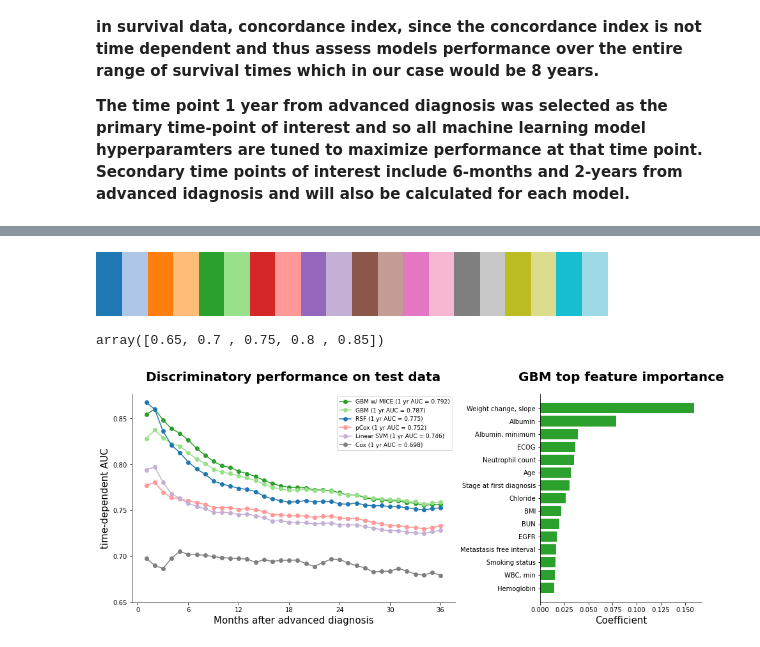
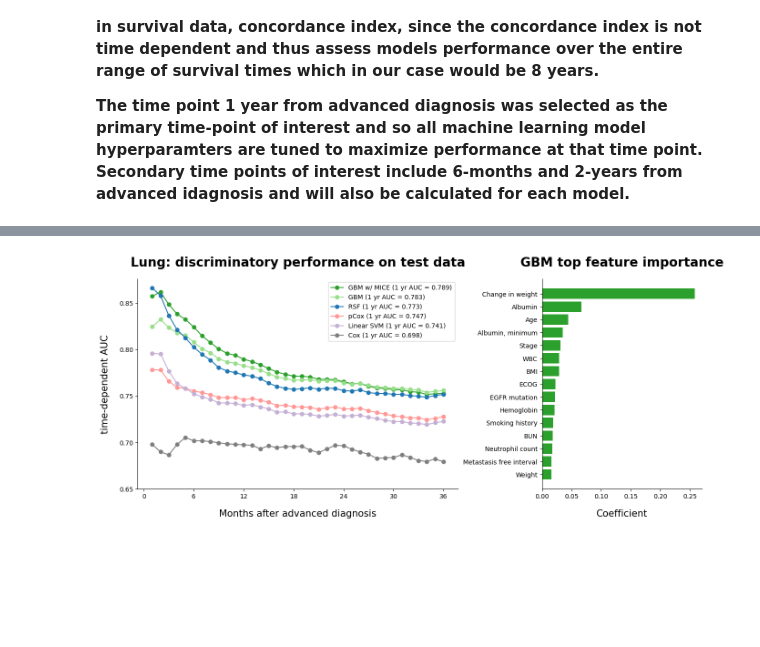
Before and after one commit to xavier-orcutt/TrialTranslator-notebooks, a Jupyter notebook: lung/discrim_performance.ipynb, the cells around one changed output, grey strips where cells are left out. Cells and saved outputs as stored; diff of their text form; code cells hidden in the pictures; blank space fills up the shorter version.

Commit message:
updated lung models without dem var

```diff
--- a/lung/discrim_performance.ipynb
+++ b/lung/discrim_performance.ipynb
@@ -35,7 +35,7 @@ coefficients_mice = pd.read_csv('coefficients_mice.csv')
 # %%
 # Dataframe of average coefficient for variables for all GBM MICE models
 top_coef = (
-    coefficients_mice
+    coefficients_gbm
     .groupby('variable')['coefficient'].mean()
     .to_frame()
     .sort_values(by = 'coefficient', ascending = False)
@@ -44,31 +64,24 @@ top_coef = (
 # %%
 # Processing names of variables for plot
-top_coef.at[0, 'variable'] = 'Weight change, slope'
+top_coef.at[0, 'variable'] = 'Change in weight'
 top_coef.at[1, 'variable'] = 'Albumin'
-top_coef.at[3, 'variable'] = 'Albumin, minimum'
-top_coef.at[5, 'variable'] = 'ECOG'
-top_coef.at[6, 'variable'] = 'Neutrophil count'
-top_coef.at[7, 'variable'] = 'Age'
-top_coef.at[9, 'variable'] = 'Stage at first diagnosis'
-top_coef.at[10, 'variable'] = 'Chloride'
-top_coef.at[12, 'variable'] = 'BMI'
-top_coef.at[13, 'variable'] = 'BUN'
-top_coef.at[14, 'variable'] = 'EGFR'
-top_coef.at[16, 'variable'] = 'Metastasis free interval'
-top_coef.at[18, 'variable'] = 'Smoking status'
-top_coef.at[19, 'variable'] = 'WBC, min'
-top_coef.at[20, 'variable'] = 'Hemoglobin'
+top_coef.at[2, 'variable'] = 'Age'
+top_coef.at[4, 'variable'] = 'Albumin, minimum'
+top_coef.at[5, 'variable'] = 'Stage'
+top_coef.at[6, 'variable'] = 'WBC'
+top_coef.at[7, 'variable'] = 'BMI'
+top_coef.at[9, 'variable'] = 'ECOG'
+top_coef.at[11, 'variable'] = 'EGFR mutation'
+top_coef.at[13, 'variable'] = 'Hemoglobin'
+top_coef.at[15, 'variable'] = 'Smoking history'
+top_coef.at[16, 'variable'] = 'BUN'
+top_coef.at[17, 'variable'] = 'Neutrophil count'
+top_coef.at[18, 'variable'] = 'Metastasis free interval'
+top_coef.at[19, 'variable'] = 'Weight'
 # %%
-top_coef = top_coef.iloc[[0, 1, 3, 5, 6, 7, 9, 10, 12, 13, 14, 16, 18, 19, 20], :]
+top_coef = top_coef.iloc[[0, 1, 2, 4, 5, 6, 7, 9, 11, 13, 15, 16, 17, 18, 19], :]
 # %%
 cm = plt.get_cmap('tab20')
-cm
-# %% [output]
-[figure, removed]
-# %%
-np.arange(0.65, 0.90, 0.05)
-# %% [output]
-array([0.65, 0.7 , 0.75, 0.8 , 0.85])
 # %%
 fig = plt.figure()
 
@@ -89,38 +102,37 @@ ax0.plot(times/30, crude_auc_over5.loc['gbm_crude'].values[0:36], 'o-', color =
 ax0.plot(times/30, crude_auc_over5.loc['rsf_crude'].values[0:36], 'o-', color = cm.colors[0], label = 'RSF (1 yr AUC = {})'.format(round(all_models_auc_df.query('model == "rsf_crude"').auc_1yr_te.values[0], 3)))
 
 ax0.plot(times/30, crude_auc_over5.loc['ridge_crude'].values[0:36], 'o-', color = cm.colors[7], label = 'pCox (1 yr AUC = {})'.format(round(all_models_auc_df.query('model == "ridge_crude"').auc_1yr_te.values[0], 3)))
 
 ax0.plot(times/30, crude_auc_over5.loc['linear_svm_crude'].values[0:36], 'o-', color = cm.colors[9], label = 'Linear SVM (1 yr AUC = {})'.format(round(all_models_auc_df.query('model == "linear_svm_crude"').auc_1yr_te.values[0], 3)))
 
 ax0.plot(times/30, cox_auc_over5.loc['cox_cc'].values[0:36], 'o-', color = cm.colors[14], label = 'Cox (1 yr AUC = {})'.format(round(all_models_auc_df.query('model == "cox_cc"').auc_1yr_te.values[0], 3)))
 
 ax0.set_xticks(np.arange(0, 37, 6))
 ax0.set_yticks(np.arange(0.65, 0.90, 0.05))
 
-ax0.set_title('Discriminatory performance on test data', weight = 'bold', size = 20, pad = 20)
-ax0.set_xlabel('Months after advanced diagnosis', size = 15)
-ax0.set_ylabel('time-dependent AUC', size = 15)
-ax0.legend(loc = 'upper right', prop = {'size': 9})
+ax0.set_title('Lung: discriminatory performance on test data', weight = 'bold', size = 20, pad = 20)
+ax0.set_xlabel('Months after advanced diagnosis', labelpad = 15, size = 15)
+ax0.set_ylabel('time-dependent AUC', labelpad = 15, size = 15)
+ax0.legend(loc = 'upper right', prop = {'size': 10})
 
 plt.gca().spines['top'].set_visible(False)
 plt.gca().spines['right'].set_visible(False)
 
 # GBM feature importance plot
 ax1 = fig.add_subplot(spec[1])
 
 ax1.barh(top_coef['variable'], top_coef['coefficient'], color = cm.colors[4])
 ax1.set_yticks(top_coef['variable'], )
 ax1.invert_yaxis()
 
 ax1.set_title('GBM top feature importance', weight = 'bold', size = 20, pad = 20)
-ax1.set_xlabel('Coefficient', size = 15)
-#ax1.text(0.08, 14, 'Total number of features: '+str(len(coefficients_gbm.query('coefficient != 0'))), fontsize = 10, bbox = dict(facecolor = 'white'))
+ax1.set_xlabel('Coefficient', labelpad = 15, size = 15)
 
 plt.gca().spines['top'].set_visible(False)
 plt.gca().spines['right'].set_visible(False)
 
-#plt.savefig('auc_plot_models.png', bbox_inches = 'tight')
+plt.savefig('auc_plot_models.png', bbox_inches = 'tight')
 
 plt.show()
 # %% [output]
-[figure, old version]
+[figure, new version]
```
Also changed, not shown: parts of 2 cells of this notebook, 1 other file.
